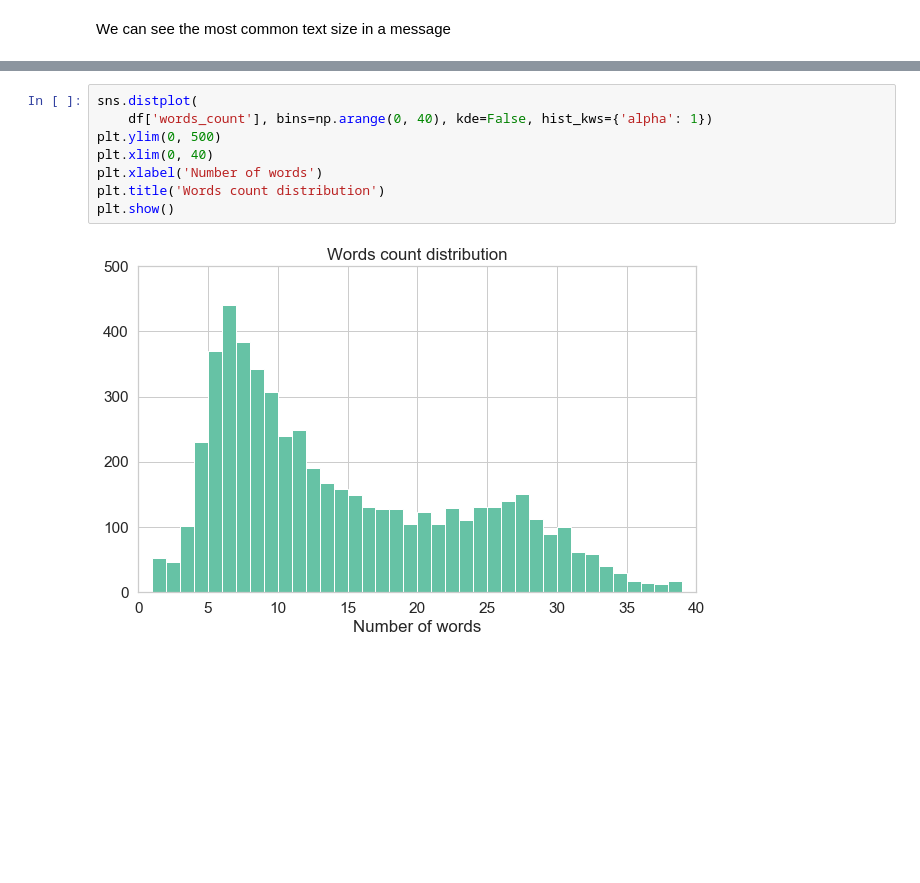
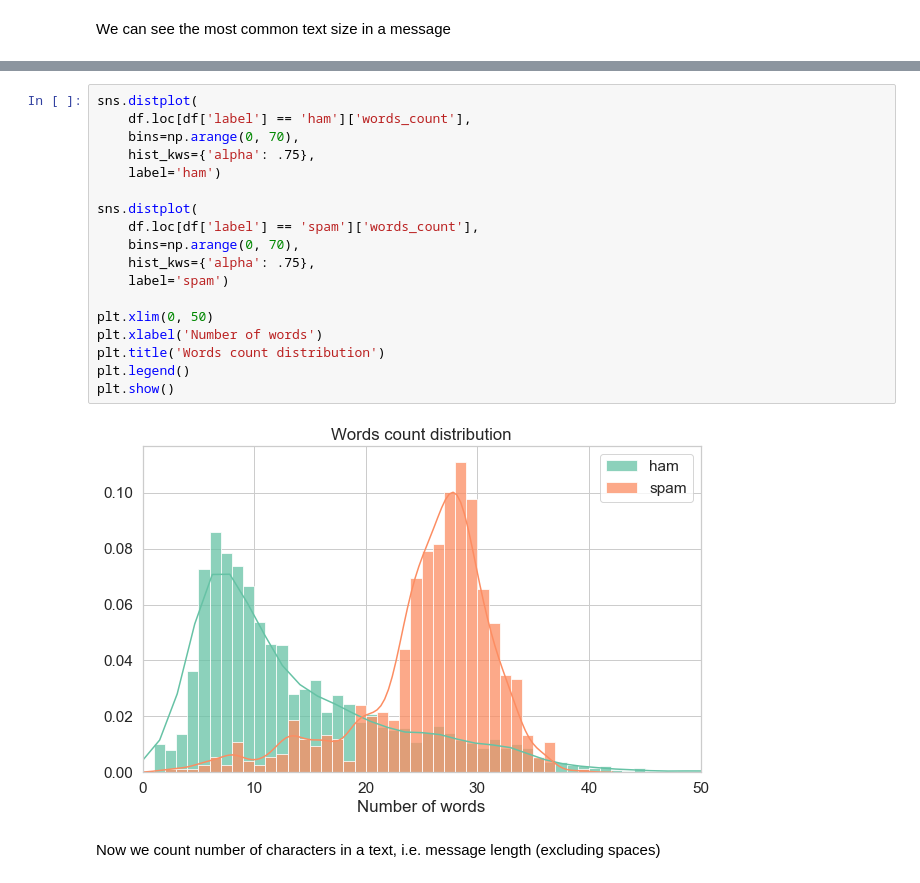
Before and after one commit to andrei-andrianov/SMS-mining, a Jupyter notebook: SMS-mining.ipynb, the cells around one changed output, grey strips where cells are left out. Cells and saved outputs as stored; diff of their text form; blank space fills up the shorter version.

```diff
--- a/SMS-mining.ipynb
+++ b/SMS-mining.ipynb
@@ -126,10 +126,22 @@ Counter(df['words_count']).most_common(25)
 # %%
 sns.distplot(
-    df['words_count'], bins=np.arange(0, 40), kde=False, hist_kws={'alpha': 1})
-plt.ylim(0, 500)
-plt.xlim(0, 40)
+    df.loc[df['label'] == 'ham']['words_count'],
+    bins=np.arange(0, 70),
+    hist_kws={'alpha': .75},
+    label='ham')
+
+sns.distplot(
+    df.loc[df['label'] == 'spam']['words_count'],
+    bins=np.arange(0, 70),
+    hist_kws={'alpha': .75},
+    label='spam')
+
+plt.xlim(0, 50)
 plt.xlabel('Number of words')
 plt.title('Words count distribution')
+plt.legend()
 plt.show()
 # %% [output]
-[figure, old version]
+[figure, new version]
+# %% [markdown]
+Now we count number of characters in a text, i.e. message length (excluding spaces)
```
Also changed, not shown: parts of 41 cells of this notebook.
